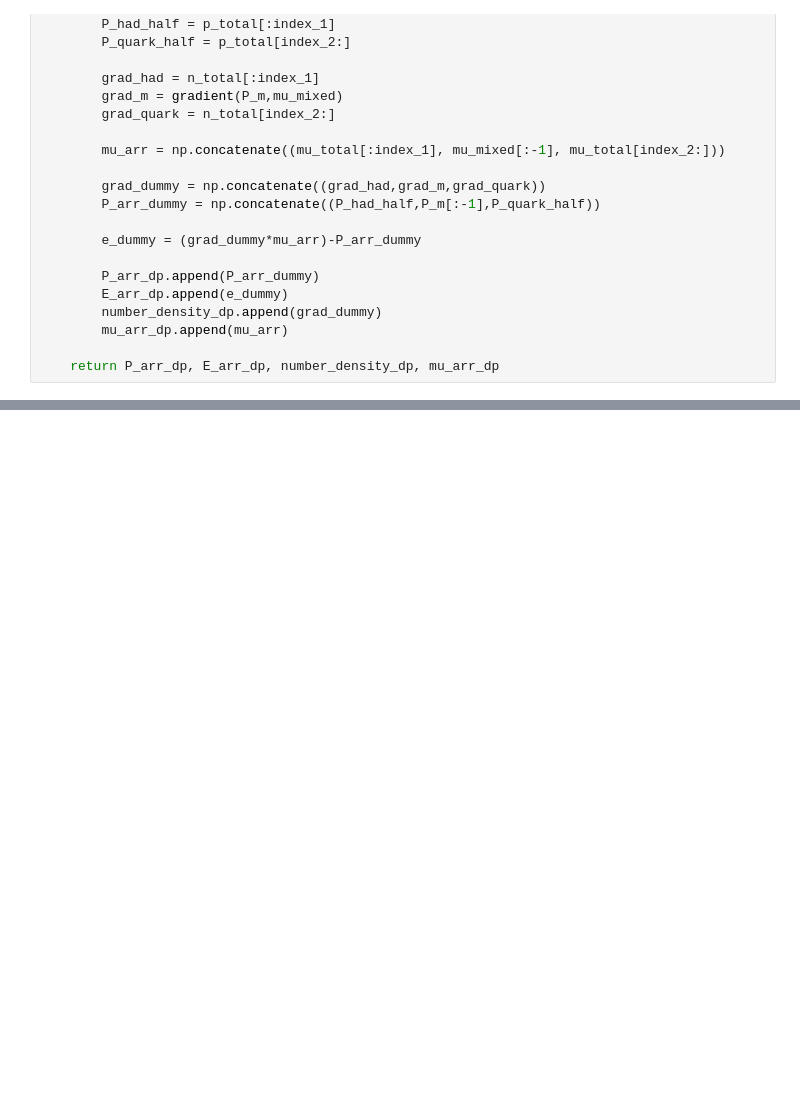
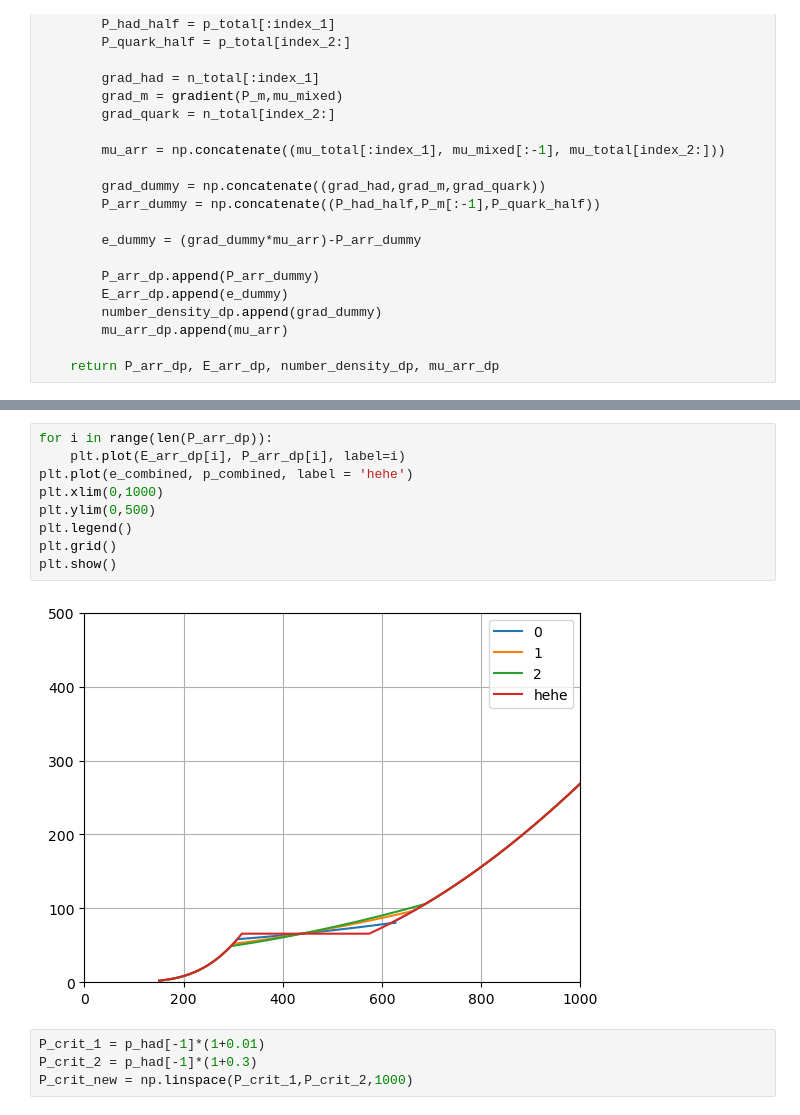
Before and after one commit to katta626/Phase_Transition, a Jupyter notebook: code/Relation_Codes/eos_mixed_phase.ipynb, the cells around one changed output, grey strips where cells are left out. Cells and saved outputs as stored; diff of their text form; blank space fills up the shorter version.

```diff
--- a/code/Relation_Codes/eos_mixed_phase.ipynb
+++ b/code/Relation_Codes/eos_mixed_phase.ipynb
@@ -228,0 +250,15 @@ def max_smoothness_eos(pressure, mu, p_crit, mu_crit):
+# %%
+for i in range(len(P_arr_dp)):
+    plt.plot(E_arr_dp[i], P_arr_dp[i], label=i)
+plt.plot(e_combined, p_combined, label = 'hehe')
+plt.xlim(0,1000)
+plt.ylim(0,500)
+plt.legend()
+plt.grid()
+plt.show()
+# %% [output]
+[figure, added]
+# %%
+P_crit_1 = p_had[-1]*(1+0.01)
+P_crit_2 = p_had[-1]*(1+0.3)
+P_crit_new = np.linspace(P_crit_1,P_crit_2,1000)
```
Also changed, not shown: parts of 14 cells of this notebook, 2 other files.
